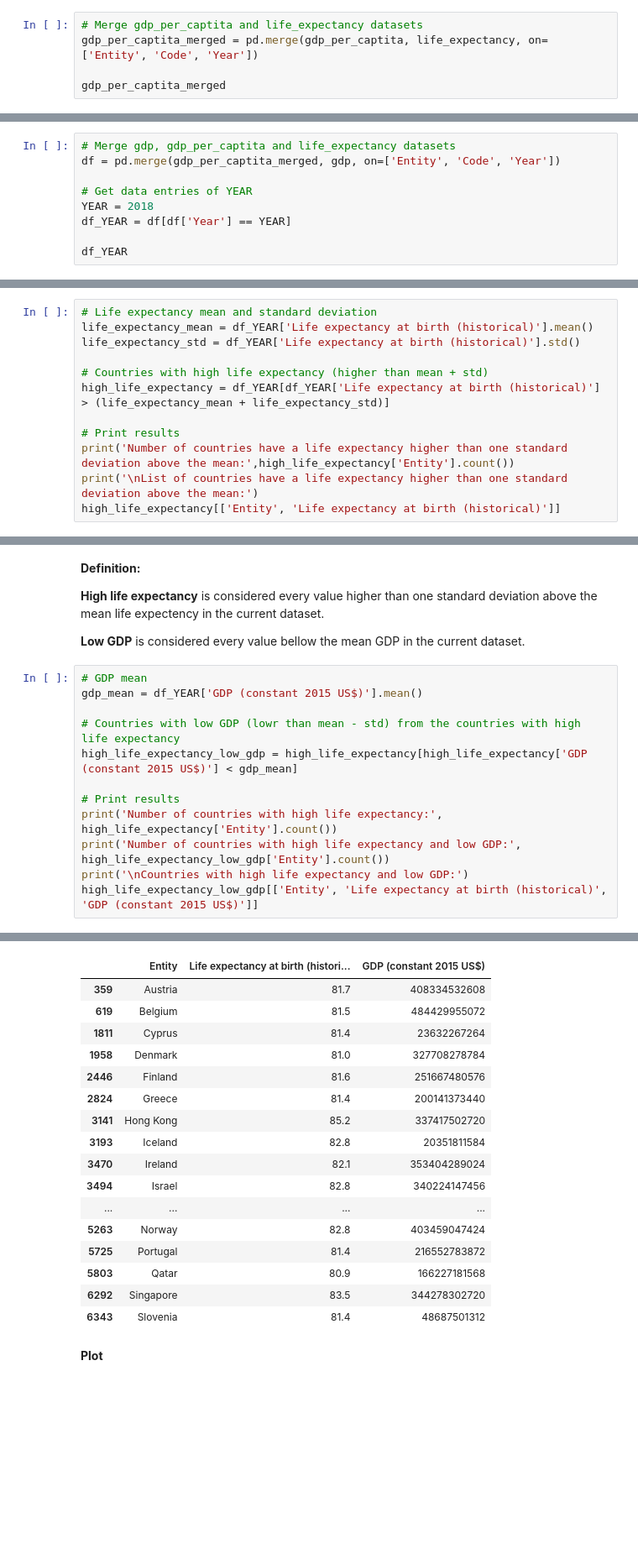
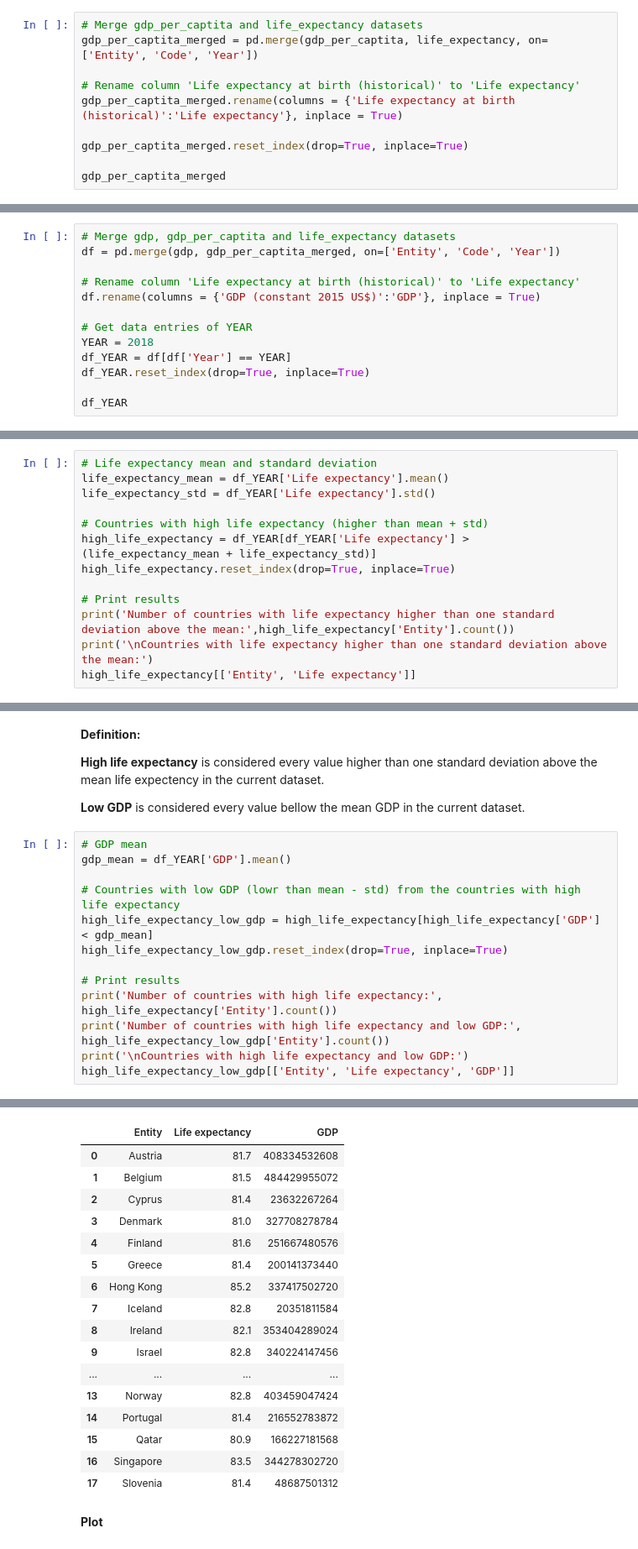
Before and after one commit to chenbin234/DAT405-DIT407-Introduction-to-data-science-and-AI, a Jupyter notebook: Assignment_1/Bingcheng/intro_to_AI_ass1_final.ipynb, the cells around one changed output, grey strips where cells are left out. Shown at 84% size. Saved outputs shown, nothing was run; the diff lists cells and outputs as text; blank space fills up the shorter version.

```diff
--- a/Assignment_1/Bingcheng/intro_to_AI_ass1_final.ipynb
+++ b/Assignment_1/Bingcheng/intro_to_AI_ass1_final.ipynb
@@ -59,5 +59,10 @@ Joined common entries of gdp_per_captita and life_expectancy datasets
 # Merge gdp_per_captita and life_expectancy datasets
 gdp_per_captita_merged = pd.merge(gdp_per_captita, life_expectancy, on=['Entity', 'Code', 'Year'])
 
+# Rename column 'Life expectancy at birth (historical)' to 'Life expectancy'
+gdp_per_captita_merged.rename(columns = {'Life expectancy at birth (historical)':'Life expectancy'}, inplace = True)
+
+gdp_per_captita_merged.reset_index(drop=True, inplace=True)
+
 gdp_per_captita_merged
 # %% [output]
@@ -115,11 +120,15 @@ Joined common entries of gdp, gdp_per_captita and life_expectancy datasets.
 All questions are answered relative to data from the year 2018 (df_YEAR).
 # %%
 # Merge gdp, gdp_per_captita and life_expectancy datasets
-df = pd.merge(gdp_per_captita_merged, gdp, on=['Entity', 'Code', 'Year'])
+df = pd.merge(gdp, gdp_per_captita_merged, on=['Entity', 'Code', 'Year'])
+
+# Rename column 'Life expectancy at birth (historical)' to 'Life expectancy'
+df.rename(columns = {'GDP (constant 2015 US$)':'GDP'}, inplace = True)
 
 # Get data entries of YEAR
 YEAR = 2018
 df_YEAR = df[df['Year'] == YEAR]
+df_YEAR.reset_index(drop=True, inplace=True)
 
 df_YEAR
 # %% [output]
@@ -138,14 +147,15 @@ df_YEAR
 162 rows × 6 columns
 # %%
 # Life expectancy mean and standard deviation
-life_expectancy_mean = df_YEAR['Life expectancy at birth (historical)'].mean()
-life_expectancy_std = df_YEAR['Life expectancy at birth (historical)'].std()
+life_expectancy_mean = df_YEAR['Life expectancy'].mean()
+life_expectancy_std = df_YEAR['Life expectancy'].std()
 
 # Countries with high life expectancy (higher than mean + std)
-high_life_expectancy = df_YEAR[df_YEAR['Life expectancy at birth (historical)'] > (life_expectancy_mean + life_expectancy_std)]
+high_life_expectancy = df_YEAR[df_YEAR['Life expectancy'] > (life_expectancy_mean + life_expectancy_std)]
+high_life_expectancy.reset_index(drop=True, inplace=True)
 
 # Print results
-print('Number of countries have a life expectancy higher than one standard deviation above the mean:',high_life_expectancy['Entity'].count())
-print('\nList of countries have a life expectancy higher than one standard deviation above the mean:')
-high_life_expectancy[['Entity', 'Life expectancy at birth (historical)']]
+print('Number of countries with life expectancy higher than one standard deviation above the mean:',high_life_expectancy['Entity'].count())
+print('\nCountries with life expectancy higher than one standard deviation above the mean:')
+high_life_expectancy[['Entity', 'Life expectancy']]
 # %% [output]
@@ -206,38 +216,39 @@ plt.show()
 **Low GDP** is considered every value bellow the mean GDP in the current dataset.
 # %%
 # GDP mean
-gdp_mean = df_YEAR['GDP (constant 2015 US$)'].mean()
+gdp_mean = df_YEAR['GDP'].mean()
 
 # Countries with low GDP (lowr than mean - std) from the countries with high life expectancy
-high_life_expectancy_low_gdp = high_life_expectancy[high_life_expectancy['GDP (constant 2015 US$)'] < gdp_mean]
+high_life_expectancy_low_gdp = high_life_expectancy[high_life_expectancy['GDP'] < gdp_mean]
+high_life_expectancy_low_gdp.reset_index(drop=True, inplace=True)
 
 # Print results
 print('Number of countries with high life expectancy:', high_life_expectancy['Entity'].count())
 print('Number of countries with high life expectancy and low GDP:', high_life_expectancy_low_gdp['Entity'].count())
 print('\nCountries with high life expectancy and low GDP:')
-high_life_expectancy_low_gdp[['Entity', 'Life expectancy at birth (historical)', 'GDP (constant 2015 US$)']]
+high_life_expectancy_low_gdp[['Entity', 'Life expectancy', 'GDP']]
 # %% [output]
 Number of countries with high life expectancy: 30
 Number of countries with high life expectancy and low GDP: 18
 
 Countries with high life expectancy and low GDP:
-|  | Entity | Life expectancy at birth (histori... | GDP (constant 2015 US$) |
-| 359 | Austria | 81.7 | 408334532608 |
-| 619 | Belgium | 81.5 | 484429955072 |
-| 1811 | Cyprus | 81.4 | 23632267264 |
-| 1958 | Denmark | 81.0 | 327708278784 |
-| 2446 | Finland | 81.6 | 251667480576 |
-| 2824 | Greece | 81.4 | 200141373440 |
-| 3141 | Hong Kong | 85.2 | 337417502720 |
-| 3193 | Iceland | 82.8 | 20351811584 |
-| 3470 | Ireland | 82.1 | 353404289024 |
-| 3494 | Israel | 82.8 | 340224147456 |
+|  | Entity | Life expectancy | GDP |
+| 0 | Austria | 81.7 | 408334532608 |
+| 1 | Belgium | 81.5 | 484429955072 |
+| 2 | Cyprus | 81.4 | 23632267264 |
+| 3 | Denmark | 81.0 | 327708278784 |
+| 4 | Finland | 81.6 | 251667480576 |
+| 5 | Greece | 81.4 | 200141373440 |
+| 6 | Hong Kong | 85.2 | 337417502720 |
+| 7 | Iceland | 82.8 | 20351811584 |
+| 8 | Ireland | 82.1 | 353404289024 |
+| 9 | Israel | 82.8 | 340224147456 |
 | ... | ... | ... | ... |
-| 5263 | Norway | 82.8 | 403459047424 |
-| 5725 | Portugal | 81.4 | 216552783872 |
-| 5803 | Qatar | 80.9 | 166227181568 |
-| 6292 | Singapore | 83.5 | 344278302720 |
-| 6343 | Slovenia | 81.4 | 48687501312 |
+| 13 | Norway | 82.8 | 403459047424 |
+| 14 | Portugal | 81.4 | 216552783872 |
+| 15 | Qatar | 80.9 | 166227181568 |
+| 16 | Singapore | 83.5 | 344278302720 |
+| 17 | Slovenia | 81.4 | 48687501312 |
 # %% [markdown]
 **Plot**
 # %%
```
Also changed, not shown: parts of 10 cells of this notebook, 1 other file.
